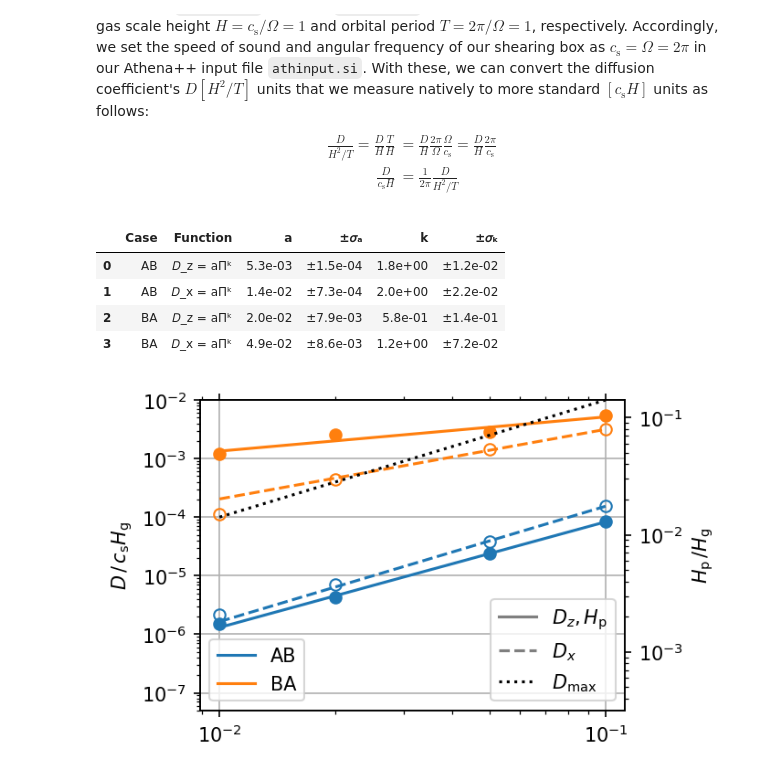
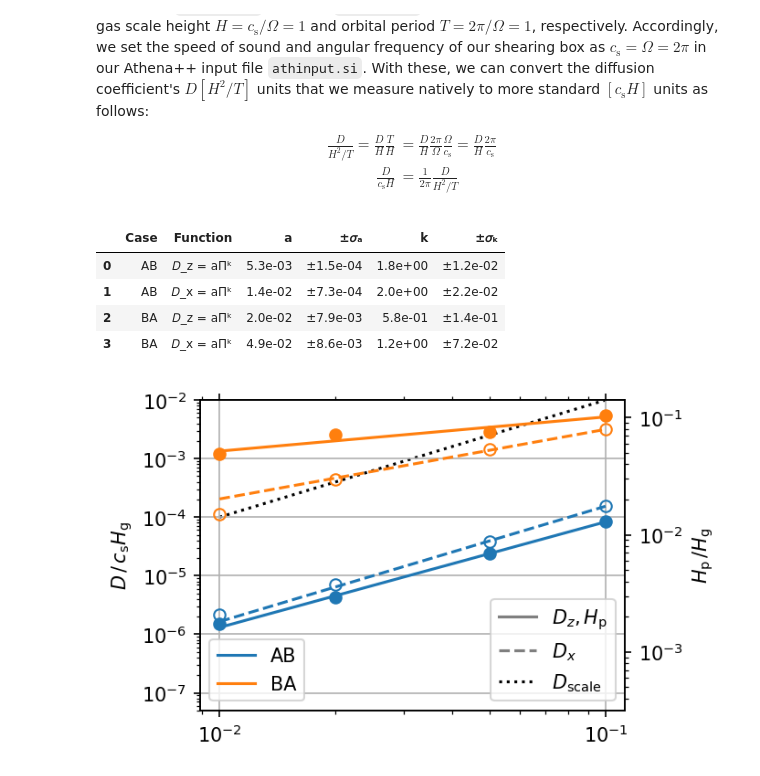
Before and after one commit to sabaronett/streaming-instability, a Jupyter notebook: ipynb/Diffusion.ipynb, the cells around one changed output. Cells and saved outputs as stored; diff of their text form; code cells hidden in the pictures; some formulas as TeX source.

```diff
--- a/ipynb/Diffusion.ipynb
+++ b/ipynb/Diffusion.ipynb
@@ -78,8 +78,8 @@ for case in cases:
 ax1.plot([], [], ls=dirs[0][3], color='tab:gray',
          label=f'$D_{dirs[0][0]}, H_\mathrm{{p}}$')
 ax1.plot([], [], ls=dirs[1][3], color='tab:gray', label=f'$D_{dirs[1][0]}$')
-ax1.plot(xfit, plaw(xfit, 1, 2), ls=':', color='black',
-         label=r'$D_\mathrm{max}$')# = \Pi^2$')
+ax1.plot(xfit, plaw(xfit, 1, 2), ls=':', color='black', zorder=-1,
+         label=r'$D_\mathrm{scale}$') # = Pi^2
 ax1.grid()
 ax1.minorticks_on()
 ax1.tick_params(which='both', top=True)
@@ -89,31 +89,31 @@ ax1.set(ylabel=r'$D\,/\,c_\mathrm{s}H_\mathrm{g}$', xscale='log',
 
 # Set dust scale height limits and format right axis (twinx)
 Hp = lambda D_z, tau_s: np.sqrt(D_z*(tau_s + 1/tau_s))
 y1r, y2r = Hp(y1l, tau_s), Hp(y2l, tau_s)
 ax2.minorticks_on()
 ax2.legend(loc='lower left')
 ax2.set(ylabel=r'$H_\mathrm{p}\,/H_\mathrm{g}$', yscale='log', ylim=(y1r, y2r))
 
 plt.savefig('figs/diffusion.pdf', bbox_inches='tight', pad_inches=0.01)
 
 df = pd.DataFrame({
     'Case'     : group,
     'Function' : modplaw,
     'a'        : a,
     '±𝜎ₐ'      : aerr,
     'k'        : k,
     '±𝜎ₖ'      : kerr,})
 s = df.style.format({
     'a'   : '{:.1e}',
     '±𝜎ₐ' : '±{:.1e}',
     'k'   : '{:.1e}',
     '±𝜎ₖ' : '±{:.1e}',})
 s.to_latex(buf='tabs/diffusion.sty')
 s
 # %% [output]
 |  | Case | Function | a | ±𝜎ₐ | k | ±𝜎ₖ |
 | 0 | AB | 𝐷_z = aΠᵏ | 5.3e-03 | ±1.5e-04 | 1.8e+00 | ±1.2e-02 |
 | 1 | AB | 𝐷_x = aΠᵏ | 1.4e-02 | ±7.3e-04 | 2.0e+00 | ±2.2e-02 |
 | 2 | BA | 𝐷_z = aΠᵏ | 2.0e-02 | ±7.9e-03 | 5.8e-01 | ±1.4e-01 |
 | 3 | BA | 𝐷_x = aΠᵏ | 4.9e-02 | ±8.6e-03 | 1.2e+00 | ±7.2e-02 |
-[figure, old version]
+[figure, new version]
```
Also changed, not shown: parts of 2 cells of this notebook.
